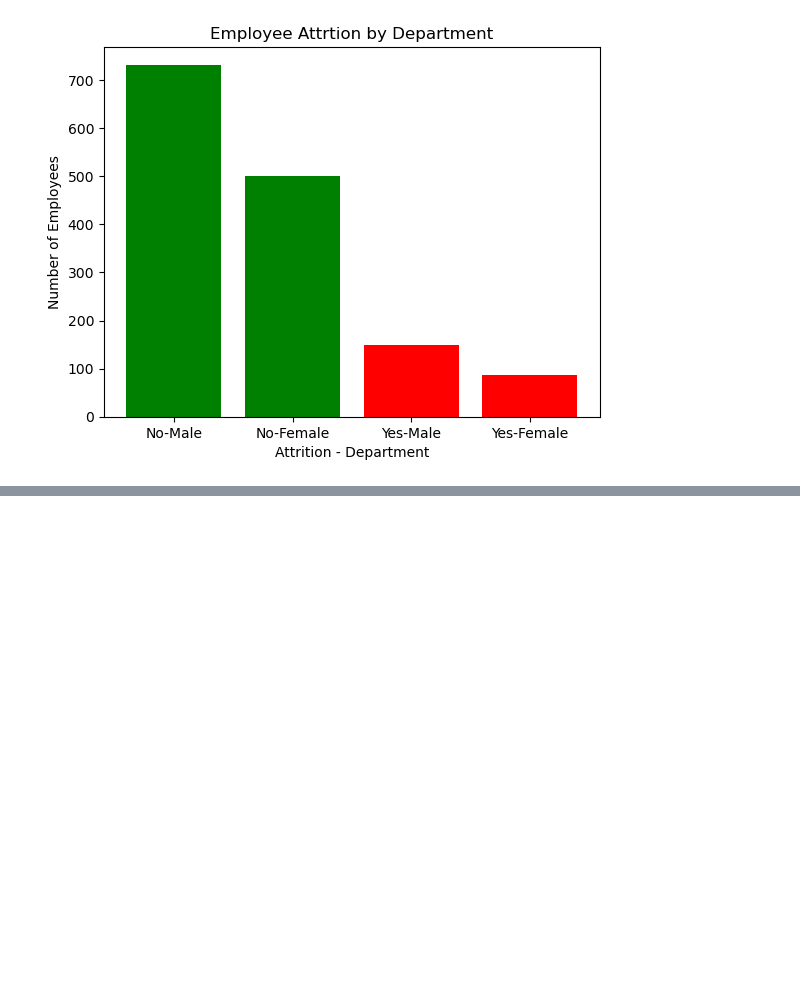
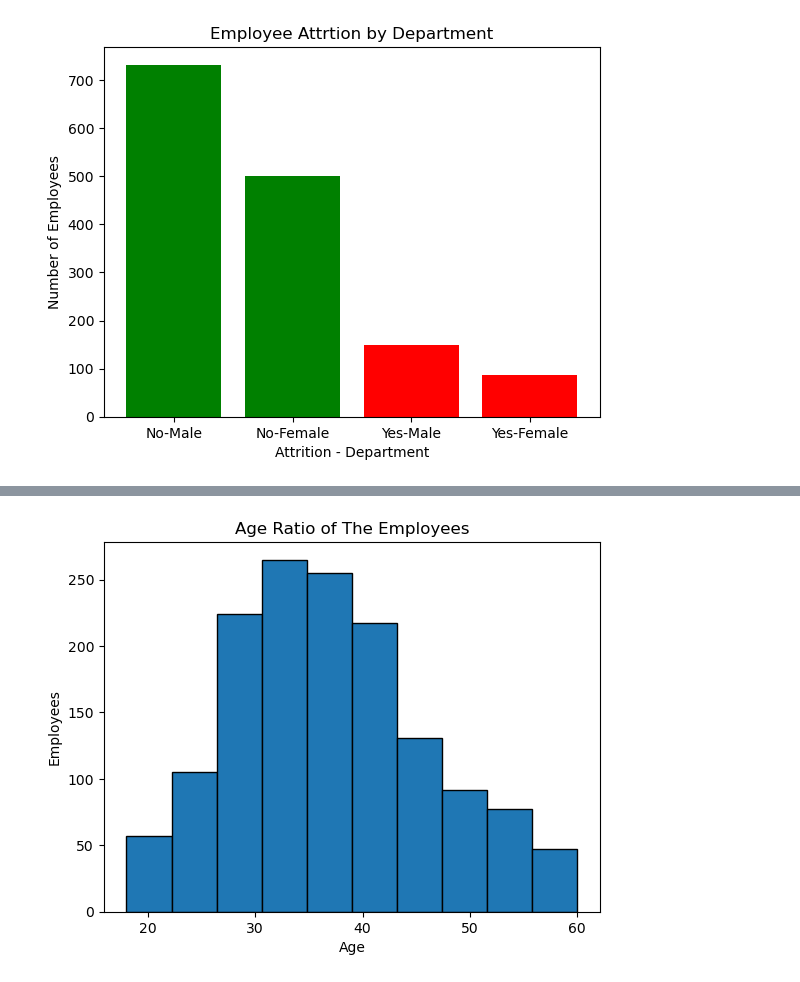
Before and after one commit to rajeshgowda116/Machine-Learning, a Jupyter notebook: projects/HR Data Analysis/HR_Data.ipynb, the cells around one changed output, grey strips where cells are left out. Cells and saved outputs as stored; diff of their text form; code cells hidden in the pictures; blank space fills up the shorter version.

```diff
--- a/projects/HR Data Analysis/HR_Data.ipynb
+++ b/projects/HR Data Analysis/HR_Data.ipynb
@@ -132,0 +151,8 @@ plt.show()
+# %%
+plt.hist(HR['Age'],edgecolor='black')
+plt.xlabel("Age")
+plt.ylabel("Employees")
+plt.title("Age Ratio of The Employees")
+plt.show()
+# %% [output]
+[figure, added]
```
Also changed, not shown: parts of 3 cells of this notebook.
